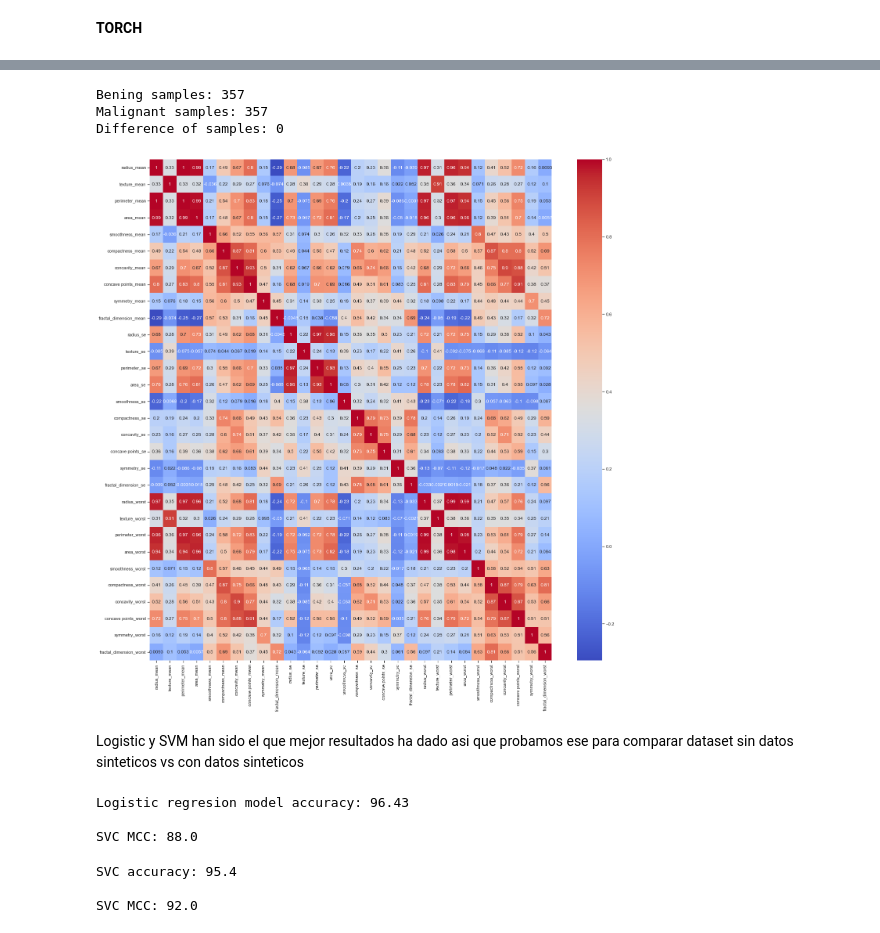
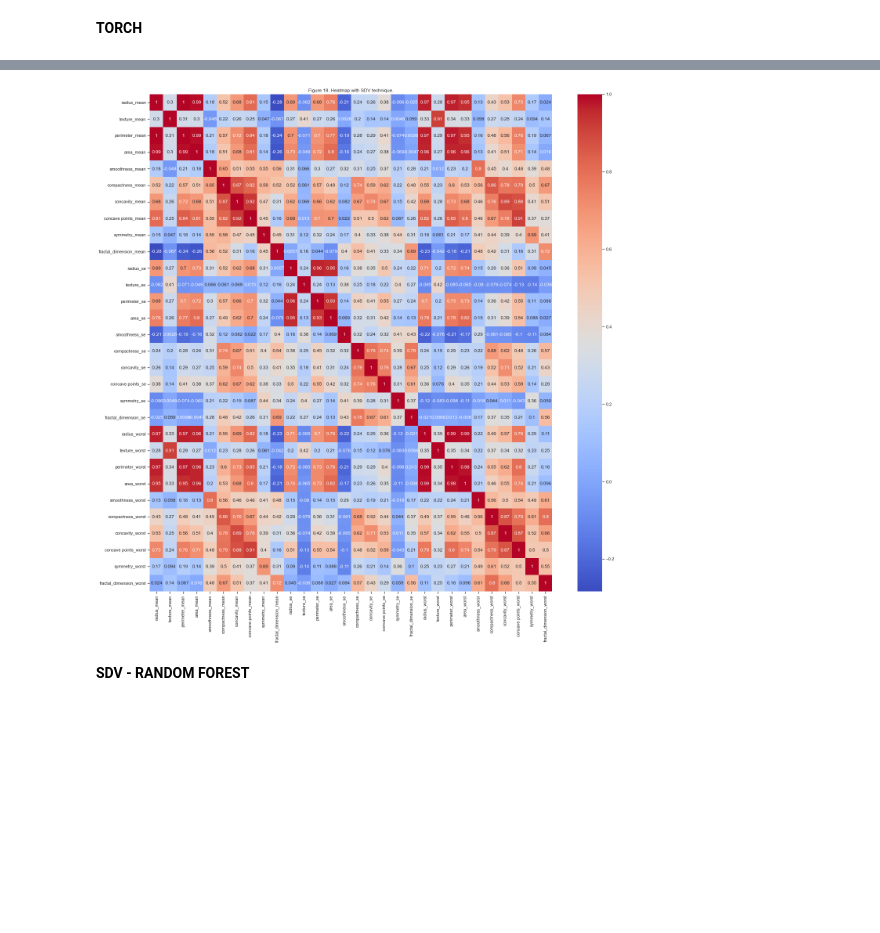
Before and after one commit to RobVergano/PDA22-Project-2, a Jupyter notebook: PDA22 Project 2.ipynb, the cells around one changed output, grey strips where cells are left out. Cells and saved outputs as stored; diff of their text form; code cells hidden in the pictures; blank space fills up the shorter version.

```diff
--- a/PDA22 Project 2.ipynb
+++ b/PDA22 Project 2.ipynb
@@ -1230,0 +1394,5 @@ sample
+# %%
+# Replace the M/B values for 0/1:
+
+ds["diagnosis"] = ds["diagnosis"].replace(["M"], ["1"])
+ds["diagnosis"] = ds["diagnosis"].replace(["B"], ["0"])
@@ -1297,25 +1481,13 @@ new_dt = pd.concat([random_sample_m, dsm, dsb], ignore_index=True)
-# %%
-new_svcb = new_dt[new_dt["diagnosis"] == '0'].shape[0]
-new_svcm = new_dt[new_dt["diagnosis"] == '1'].shape[0]
-new_svc_dif = new_svcb-new_svcm
-
-print("Bening samples:", new_svcb)
-print("Malignant samples:", new_svcm)
-print("Difference of samples:", new_svc_dif)
-# %% [output]
-Bening samples: 357
-Malignant samples: 357
-Difference of samples: 0
 # %%
-# Finding correlation among features using sns' heatmap
+# Let s check if the correlation is still the same.
 sns.set(style="ticks")
 plt.figure(figsize=(20,20))
-sns.heatmap(new_dt.corr(),annot=True,cmap='coolwarm')
+sns.heatmap(new_dt.corr(),annot=True,cmap='coolwarm').set(title="Figure 18. Heatmap with SDV technique.")
 plt.tight_layout()
 # %% [output]
-[figure, old version]
+[figure, new version]
-# %% [markdown]
-Logistic y SVM han sido el que mejor resultados ha dado asi que probamos ese para comparar dataset sin datos sinteticos vs con datos sinteticos
+# %% [markdown]
+**SDV - RANDOM FOREST**
 # %%
 # Train test split
 
@@ -1326,42 +1497,0 @@ nx_train, nx_test, ny_train, ny_test = train_test_split(nx, ny, test_size = 0.33
-# %%
-# Logistic regresion
-
-lr = LogisticRegression(max_iter=5000)
-lr.fit(nx_train, ny_train)
-npred_lr = lr.predict(nx_test)
-
-# Logistic regression accuracy:
-
-new_lr_acc = round((lr.score(nx_test, ny_test))*100,2)
-print("Logistic regresion model accuracy:", lr_acc)
-print()
-
-# Logistic regression - Matthews correlation coefficient (MCC)
-
-new_lr_mcc = (round(matthews_corrcoef(ny_test,npred_lr ),2))*100
-print("SVC MCC:", new_lr_mcc)
-# %% [output]
-Logistic regresion model accuracy: 96.43
-
-SVC MCC: 88.0
-# %%
-# Support Vector
-
-nclf = svm.SVC(kernel = "linear")# Training the classifier
-nclf_trained = nclf.fit(nx_train,ny_train)# Scoring the classifier
-nclf_pred = nclf_trained.predict(nx_test)
-
-# Support Vector Classifier accuracy
-
-new_svc_acc = round(nclf_trained.score(nx_train,ny_train)*100,2)
-print("SVC accuracy:", new_svc_acc)
-print()
-
-# Support Vector Classifier - Matthews correlation coefficient (MCC)
-
-new_svc_mcc = (round(matthews_corrcoef(ny_test,nclf_pred),2))*100
-print("SVC MCC:", nsvc_mcc)
-# %% [output]
-SVC accuracy: 95.4
-
-SVC MCC: 92.0
```
Also changed, not shown: parts of 260 cells of this notebook.
